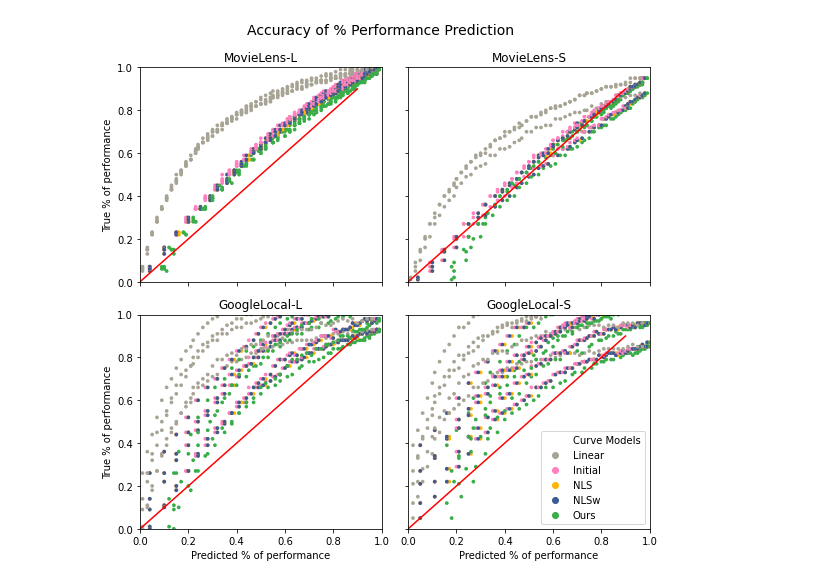
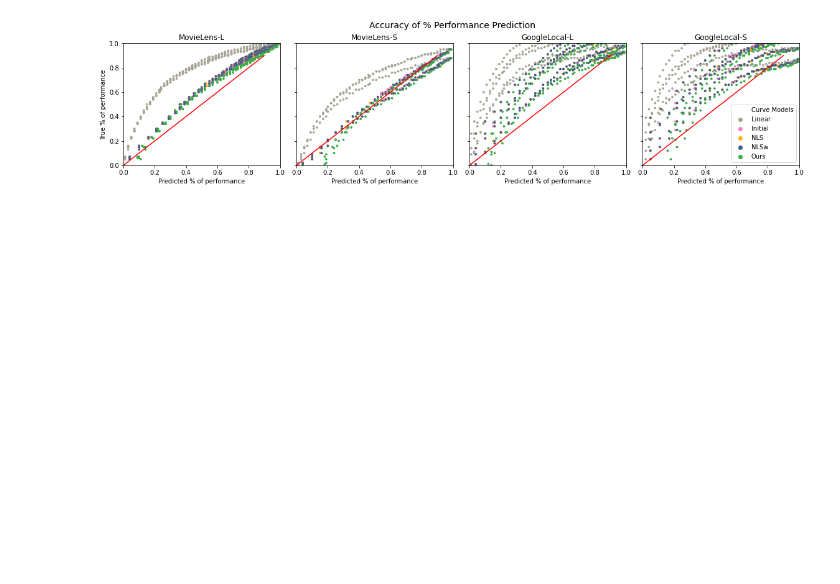
Before and after one commit to divyashan/learning_to_limit, a Jupyter notebook: notebooks/Power Law Results.ipynb, the cells around one changed output. Cells and saved outputs as stored; diff of their text form; code cells hidden in the pictures; blank space fills up the shorter version.

Commit message:
forecasting expmt + exploratory plots

```diff
--- a/notebooks/Power Law Results.ipynb
+++ b/notebooks/Power Law Results.ipynb
@@ -41,51 +41,51 @@ for dataset_name, expmt in expmts:
             if size < n_init:
                 continue
 
-            pct_available = size/n_observable
+            pct_available = (size-n_init)/(n_observable-n_init)
             true_pct = (worst_mse - mse)/(worst_mse - best_mse)
             results.append({'pred_best': best_mse, 'pred_worst': worst_mse, 'pred_curr': mse,
                             'pred_pct': true_pct, 'true_curr': mse, 'cm': 'True', 'true_pct': true_pct,
-                            'pct_available': pct_available})
+                            'pct_available': pct_available, 'run': j})
 
             # TODO: implement linear and init
             results.append({'pred_best': best_mse, 'pred_worst': worst_mse, 'pred_curr': mse,
                             'pred_pct': (size-n_init)/(n_observable-n_init), 'true_curr': mse,
                             'cm': 'Linear', 'true_pct': true_pct,
-                            'pct_available': pct_available})
+                            'pct_available': pct_available, 'run': j})
 
             # initial
             nlls = NLLS(power_law)
             stop_pt = min(np.where(ss > n_init)[0])
-            nlls.fit(ss[:stop_pt], mses[stop_pt])
+            nlls.fit(ss[:5], mses[:5])
             pred_worst = nlls.f(n_init, **nlls.p)
             pred_best = nlls.f(n_observable, **nlls.p)
             pred_curr = nlls.f(size, **nlls.p)
             pred_pct = calc_pct(pred_best, pred_worst, pred_curr)
             results.append({'pred_best': pred_best, 'pred_worst': pred_worst, 'pred_curr': pred_curr,
                             'pred_pct': pred_pct, 'true_curr': mse, 'cm': 'NLS_initial', 'true_pct': true_pct,
-                            'pct_available': pct_available})
+                            'pct_available': pct_available, 'run': j})
 
             # this baseline fits the power law curve to all points
             nlls = NLLS(power_law)
-            nlls.fit(ss, mses)
+            nlls.fit(ss[:i+1], mses[:i+1])
             pred_worst = nlls.f(n_init, **nlls.p)
             pred_best = nlls.f(n_observable, **nlls.p)
             pred_curr = nlls.f(size, **nlls.p)
             pred_pct = calc_pct(pred_best, pred_worst, pred_curr)
             results.append({'pred_best': pred_best, 'pred_worst': pred_worst, 'pred_curr': pred_curr,
                             'pred_pct': pred_pct, 'true_curr': mse, 'cm': 'NLS', 'true_pct': true_pct,
-                            'pct_available': pct_available})
+                            'pct_available': pct_available, 'run': j})
 
             # this method fits the weighted power law curve to all pts
             nlls_w = NLLS_w(power_law)
-            nlls_w.fit(ss, mses)
+            nlls_w.fit(ss[:i+1], mses[:i+1])
             pred_worst = nlls_w.f(n_init, **nlls_w.p)
             pred_best = nlls_w.f(n_observable, **nlls_w.p)
             pred_curr = nlls_w.f(size, **nlls_w.p)
             pred_pct = calc_pct(pred_best, pred_worst, pred_curr)
             results.append({'pred_best': pred_best, 'pred_worst': pred_worst, 'pred_curr': pred_curr,
                             'pred_pct': pred_pct, 'true_curr': mse, 'cm': 'NLS_w', 'true_pct': true_pct,
-                            'pct_available': pct_available})
+                            'pct_available': pct_available, 'run': j})
             # this method fits a beginning power law curve and an end one
             start_cm = NLLS_rse(linearized_power_law)
             start = 0
@@ -103,7 +103,7 @@ for dataset_name, expmt in expmts:
             pred_pct = calc_pct(pred_best, pred_worst, pred_curr)
             results.append({'pred_best': pred_best, 'pred_worst': pred_worst, 'pred_curr': pred_curr,
                             'pred_pct': pred_pct, 'true_curr': mse, 'cm': 'NLS_mix', 'true_pct': true_pct,
-                            'pct_available': pct_available})
+                            'pct_available': pct_available, 'run': j})
 
     pd.DataFrame(results).to_csv('../results/forecasting/' + dataset_name + '/pred_performance')
 # %% [output]
@@ -144,34 +127,44 @@ for dataset_name, expmt in expmts:
+# %%
+all_results = []
+for i, (dataset_name, _) in enumerate(expmts):
+    results_df = pd.read_csv('../results/forecasting/' + dataset_name + '/pred_performance')
+    results_df = results_df.round({'pred_pct': 2, 'true_pct': 2})
+    results_df['dataset'] = dataset_name
+    all_results.append(results_df)
+all_results = pd.concat(all_results)
 # %%
 expmts = [('ml-20m-uniform', ml_expmt), ('ml-20m-tiny', mltiny_expmt), ('gl', gl_expmt), ('gl-tiny', gltiny_expmt)]
 with sns.xkcd_palette(["greyish", "pink", "amber", "denim blue", "medium green"]):
-    fig, axs = plt.subplots(2, 2, sharex=True, sharey=True, figsize=(8, 8))
+    fig, axs = plt.subplots(1, 4, sharex=True, sharey=True, figsize=(16, 4))
 
     for i, (dataset_name, _) in enumerate(expmts):
-        ax = axs[int(i/2), i%2]
+        #ax = axs[int(i/2), i%2]
+        ax = axs[i]
         hue_order = ['Linear', 'NLS_initial', 'NLS', 'NLS_w', 'NLS_mix']
         results_df = pd.read_csv('../results/forecasting/' + dataset_name + '/pred_performance')
         results_df = results_df.round({'pred_pct': 2, 'true_pct': 2})
+        results_df['dataset'] = dataset_name
         cm_results = results_df[results_df['cm'] != 'True']
         sns.scatterplot(x='pred_pct', y='true_pct', data=cm_results, hue='cm', hue_order=hue_order, s=14,
                          linewidth=0, ax=ax)
         ax.plot([i for i in np.arange(0, 1, .1)], [i for i in np.arange(0, 1, .1)], c='r', label='True')
         ax.set_xlim(0, 1)
         ax.set_ylim(0, 1)
         ax.set_ylabel("True % of performance")
         ax.set_xlabel("Predicted % of performance")
         if i != 3:
             ax.get_legend().remove()
         else:
             L=ax.get_legend()
             new_names = ['Curve Models', 'Linear', 'Initial', 'NLS', 'NLSw', 'Ours']
             for i,new in enumerate(new_names):
                 L.get_texts()[i].set_text(new)
         ax.set_title(dataset_titles[dataset_name])
 plt.suptitle("Accuracy of % Performance Prediction", fontsize=14)
 plt.tight_layout(rect=[0, 0.03, 1, 0.95])
 plt.savefig('../figs/performance_pred.png')
 # %% [output]
-[figure, old version]
+[figure, new version]
 # %%
 expmts = [('ml-20m-uniform', ml_expmt), ('ml-20m-tiny', mltiny_expmt), ('gl', gl_expmt), ('gl-tiny', gltiny_expmt)]
 with sns.xkcd_palette(["greyish", "pink", "amber", "denim blue", "medium green", "red"]):
```
Also changed, not shown: parts of 16 cells of this notebook, 2 other files.
